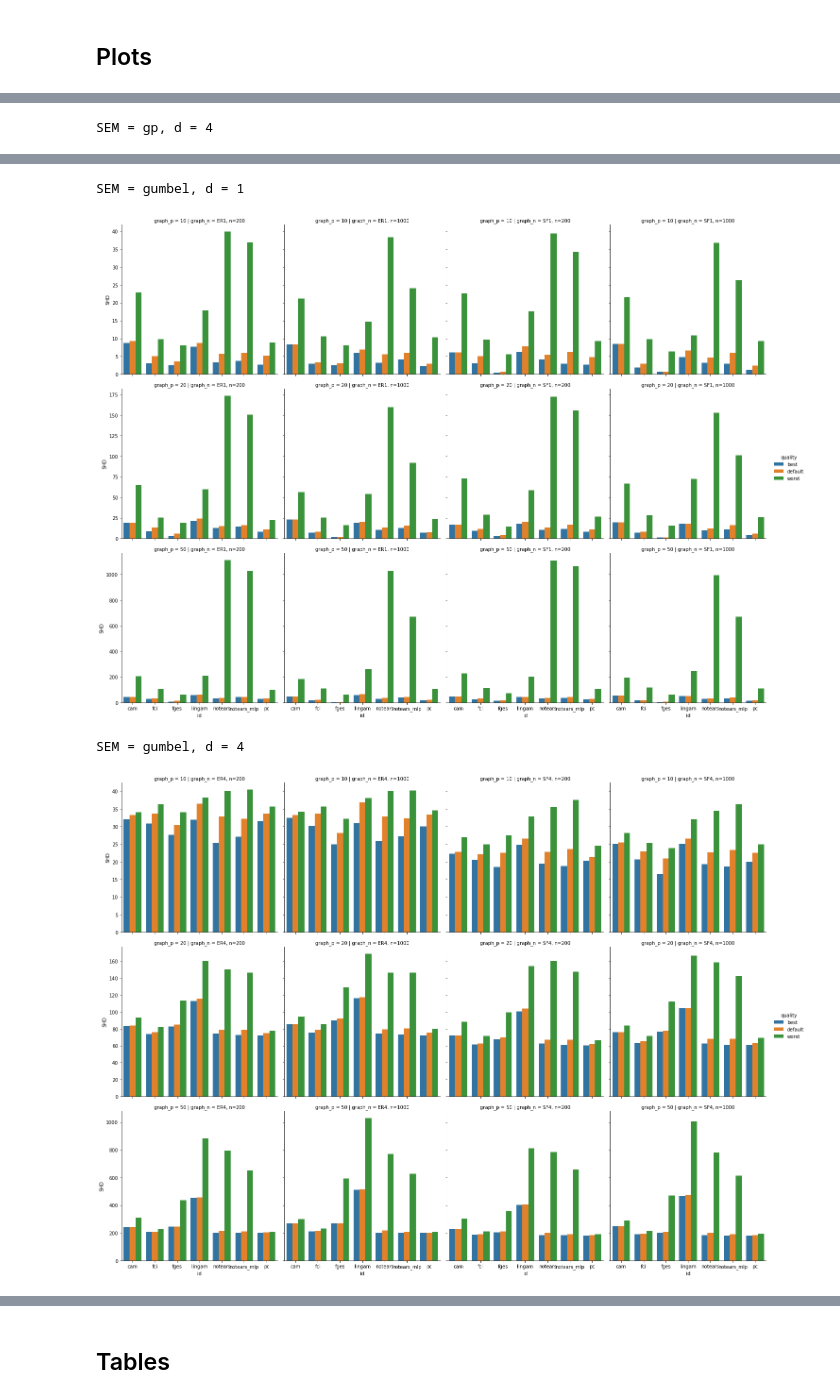
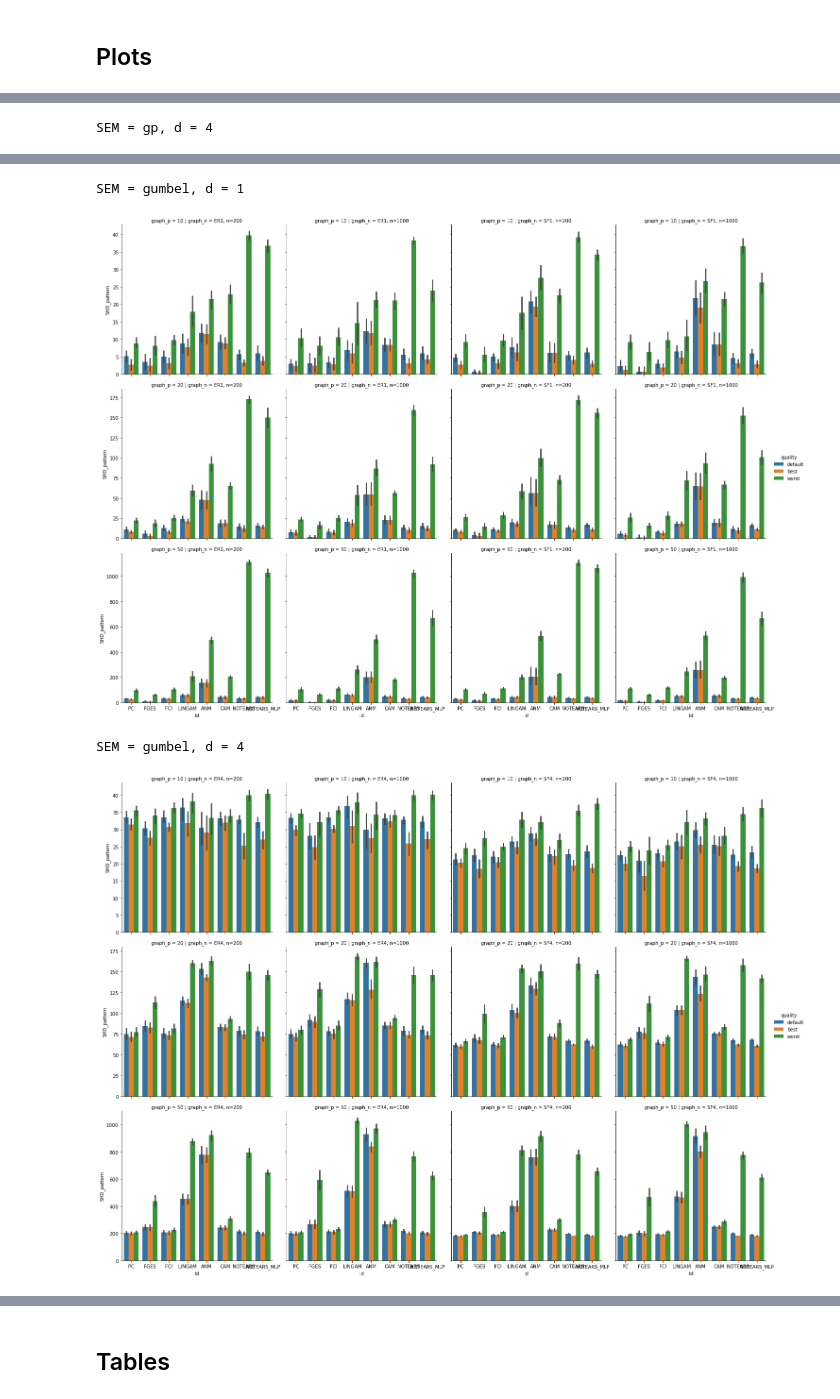
Before and after one commit to misoc-mml/hyperparams-causal-discovery, a Jupyter notebook: hyperparams/hyperparam_quality.ipynb, the cells around one changed output, grey strips where cells are left out. Saved outputs shown, nothing was run; the diff lists cells and outputs as text; code cells hidden in the pictures.

Commit message:
Absolute values for hq plots. Consistent titles for oracle plots.

```diff
--- a/hyperparams/hyperparam_quality.ipynb
+++ b/hyperparams/hyperparam_quality.ipynb
@@ -40,0 +9,8 @@ df_worst = ut.worst_h(bench_all).groupby(['id', 'graph_p', 'graph_d', 'graph_typ
+# %%
+bench_all = pd.read_csv('./results/sim/joint_benchmarks.csv', index_col=0)
+bench_all['id'] = bench_all.apply(lambda x: x['id'].upper(), axis=1)
+
+df_def = ut.def_h('../config/algos_repo.json', './results/sim')
+df_def['id'] = df_def.apply(lambda x: x['id'].upper(), axis=1)
+df_best = ut.best_h(bench_all)
+df_worst = ut.worst_h(bench_all)
@@ -41,18 +23,15 @@ df_worst = ut.worst_h(bench_all).groupby(['id', 'graph_p', 'graph_d', 'graph_typ
+# %%
+df_best['quality'] = 'best'
+df_def['quality'] = 'default'
+df_worst['quality'] = 'worst'
+
+df_final = pd.concat([df_best, df_def, df_worst], axis=0)
+df_final = df_final.reset_index()
+
+df_final['graph'] = df_final.apply(lambda x: f"{x['graph_type'].upper()}{x['graph_d']}", axis=1)
+df_final['SHD'] = df_final['SHD_pattern']
 # %% [markdown]
 ## Plots
-# %%
-df_best_plt = df_best.rename(columns={'mean': 'SHD'}).drop(columns=['sem'])
-df_best_plt['quality'] = 'best'
-
-df_worst_plt = df_worst.rename(columns={'mean': 'SHD'}).drop(columns=['sem'])
-df_worst_plt['quality'] = 'worst'
-
-df_defs_plt = df_defs.rename(columns={'SHD_mean': 'SHD'}).drop(columns=['SHD_sem'])
-df_defs_plt['quality'] = 'default'
-
-df_final = pd.concat([df_best_plt, df_defs_plt, df_worst_plt], axis=0)
-
-df_final['graph'] = df_final.apply(lambda x: f"{x['graph_type'].upper()}{x['graph_d']}", axis=1)
 # %%
 def select_1(df, s, n):
     if s == 'gumbel':
@@ -74,7 +53,7 @@ for sem in ['gp', 'gumbel']:
         print(f'SEM = {sem}, d = {d}')
         df1 = select_2(df_plt, sem, d)
         #sns.catplot(data=df1, x='id', y='SHD', col='graph_n', row='graph_p', hue='quality', kind='bar', ci=None, sharey=True)
-        sns.catplot(data=df1, x='id', y='SHD', col='graph_n', row='graph_p', hue='quality', kind='bar', ci=None, sharey='row')
+        sns.catplot(data=df1, x='id', y='SHD_pattern', col='graph_n', row='graph_p', hue='quality', kind='bar', sharey='row')
         plt.show()
 # %% [output]
 SEM = gp, d = 1
@@ -84,4 +63,4 @@ SEM = gp, d = 4
 SEM = gumbel, d = 1
-[figure, old version]
+[figure, new version]
 SEM = gumbel, d = 4
-[figure, old version]
+[figure, new version]
```
Also changed, not shown: parts of 14 cells of this notebook, 7 other files.
